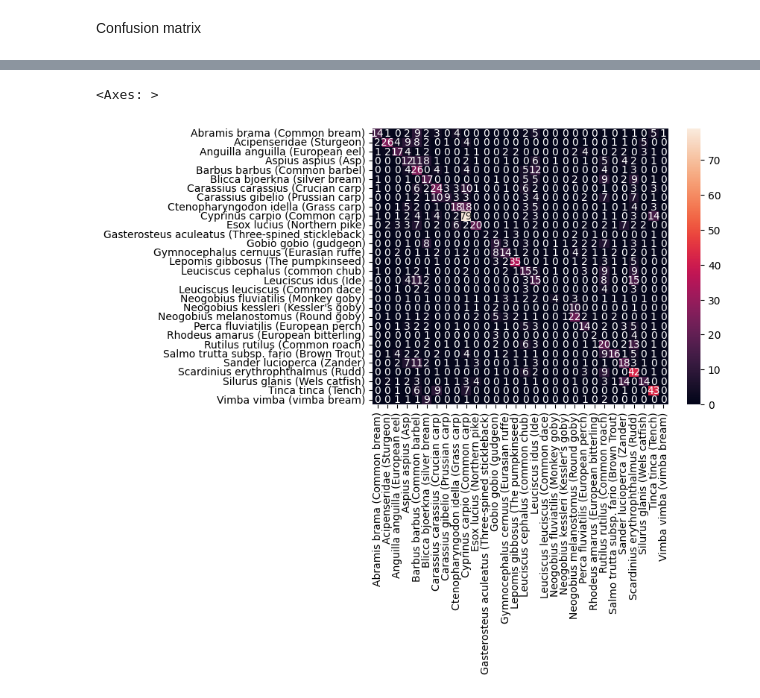
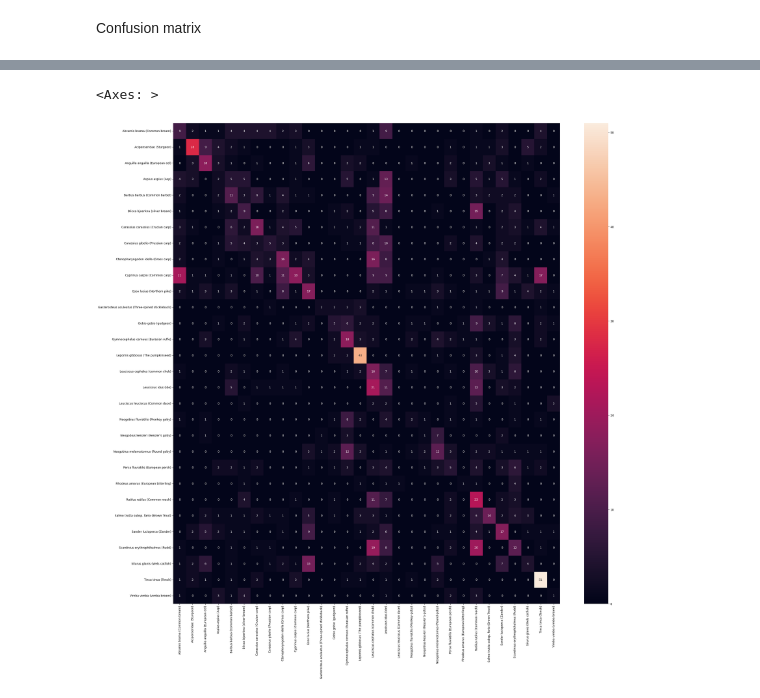
Before and after one commit to KaoticKas/OneFish-Disseration-Project, a Jupyter notebook: Model/project.ipynb, the cells around one changed output, grey strips where cells are left out. Cells and saved outputs as stored; diff of their text form; code cells hidden in the pictures.

```diff
--- a/Model/project.ipynb
+++ b/Model/project.ipynb
@@ -199,5 +216,6 @@ val_pred_labels = np.argmax(val_pred_probs, axis=1)
 confusionM = confusion_matrix(val_labels, val_pred_labels)
 #produces a confusion sklearn confusion matrix that can be used t
 # Create heatmap
+fig, ax = plt.subplots(figsize=(30, 30))
 sns.heatmap(confusionM, annot=True, xticklabels=class_names, yticklabels=class_names)
 # %% [output]
@@ -221,2 +239,2 @@ sns.heatmap(confusionM, annot=True, xticklabels=class_names, yticklabels=class_n
 <Axes: >
-[figure, old version]
+[figure, new version]
```
Also changed, not shown: parts of 4 cells of this notebook, 1 other file.
